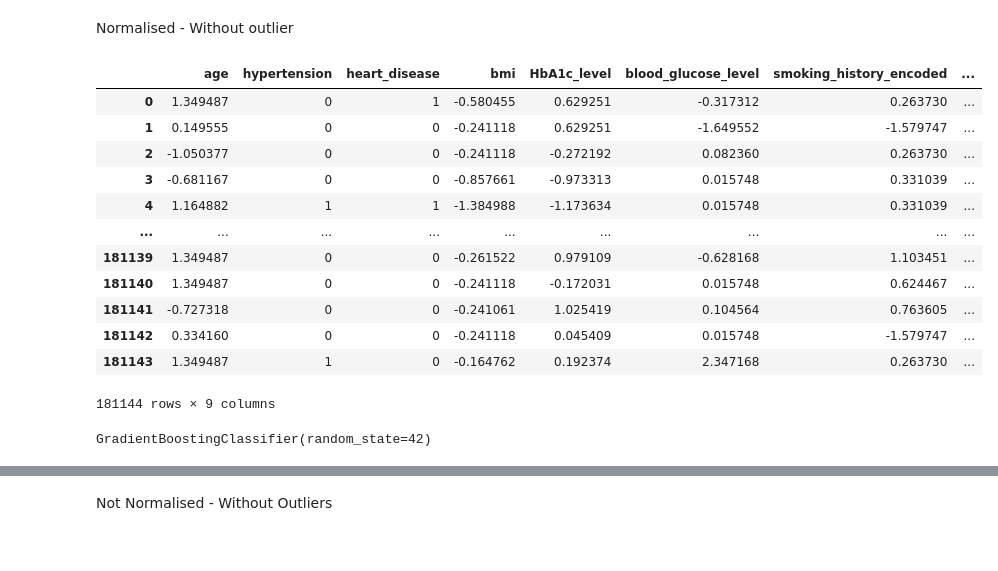
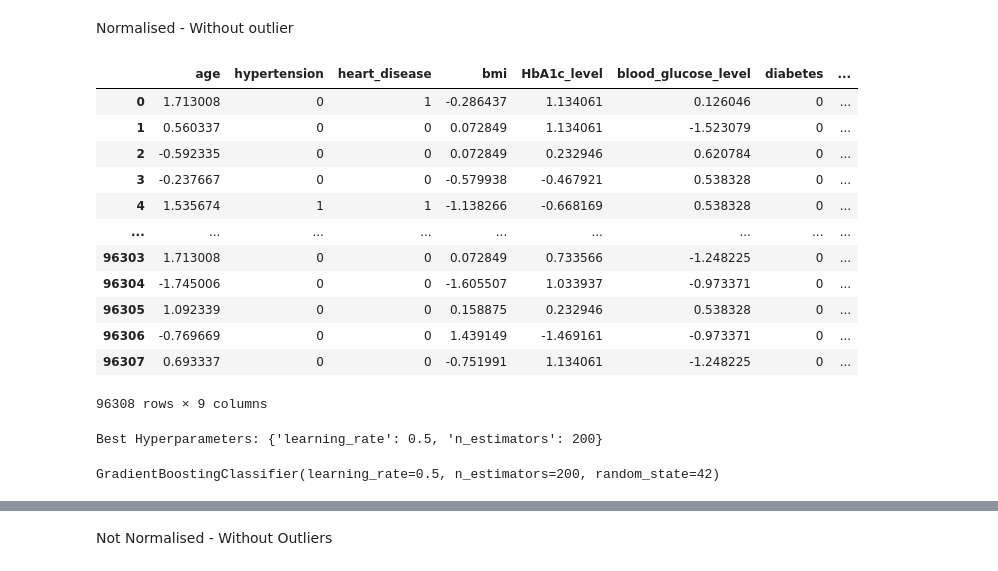
Before and after one commit to joycelovedorial/IS424-Data-Mining, a Jupyter notebook: Classification/Classification - Gradient Boosting (Using Best Hyperparameter).ipynb, the cells around one changed output, grey strips where cells are left out. Cells and saved outputs as stored; diff of their text form; code cells hidden in the pictures.

```diff
--- a/Classification/Classification - Gradient Boosting (Using Best Hyperparameter).ipynb
+++ b/Classification/Classification - Gradient Boosting (Using Best Hyperparameter).ipynb
@@ -12,21 +14,21 @@ from sklearn.metrics import accuracy_score, precision_score, recall_score, f1_sc
 Normalised - Without outlier
 # %%
 # We will be using the new_df_without_outliers_copy_smote_resampled.xlsx
-df_without_outlier = pd.read_excel('C:\wamp64\www\IS424-Data-Mining\Data_Set\\new_df_without_outliers_copy_smote_resampled.xlsx')
-df_without_outlier
+df_no_outlier = pd.read_csv('C:\wamp64\www\IS424-Data-Mining\Final_Data_Set\Original Dataset without Outliers Normalized.csv')
+df_no_outlier
 # %% [output]
-|  | age | hypertension | heart_disease | bmi | HbA1c_level | blood_glucose_level | smoking_history_encoded | ... |
-| 0 | 1.349487 | 0 | 1 | -0.580455 | 0.629251 | -0.317312 | 0.263730 | ... |
-| 1 | 0.149555 | 0 | 0 | -0.241118 | 0.629251 | -1.649552 | -1.579747 | ... |
-| 2 | -1.050377 | 0 | 0 | -0.241118 | -0.272192 | 0.082360 | 0.263730 | ... |
-| 3 | -0.681167 | 0 | 0 | -0.857661 | -0.973313 | 0.015748 | 0.331039 | ... |
-| 4 | 1.164882 | 1 | 1 | -1.384988 | -1.173634 | 0.015748 | 0.331039 | ... |
+|  | age | hypertension | heart_disease | bmi | HbA1c_level | blood_glucose_level | diabetes | ... |
+| 0 | 1.713008 | 0 | 1 | -0.286437 | 1.134061 | 0.126046 | 0 | ... |
+| 1 | 0.560337 | 0 | 0 | 0.072849 | 1.134061 | -1.523079 | 0 | ... |
+| 2 | -0.592335 | 0 | 0 | 0.072849 | 0.232946 | 0.620784 | 0 | ... |
+| 3 | -0.237667 | 0 | 0 | -0.579938 | -0.467921 | 0.538328 | 0 | ... |
+| 4 | 1.535674 | 1 | 1 | -1.138266 | -0.668169 | 0.538328 | 0 | ... |
 | ... | ... | ... | ... | ... | ... | ... | ... | ... |
-| 181139 | 1.349487 | 0 | 0 | -0.261522 | 0.979109 | -0.628168 | 1.103451 | ... |
-| 181140 | 1.349487 | 0 | 0 | -0.241118 | -0.172031 | 0.015748 | 0.624467 | ... |
-| 181141 | -0.727318 | 0 | 0 | -0.241061 | 1.025419 | 0.104564 | 0.763605 | ... |
-| 181142 | 0.334160 | 0 | 0 | -0.241118 | 0.045409 | 0.015748 | -1.579747 | ... |
-| 181143 | 1.349487 | 1 | 0 | -0.164762 | 0.192374 | 2.347168 | 0.263730 | ... |
+| 96303 | 1.713008 | 0 | 0 | 0.072849 | 0.733566 | -1.248225 | 0 | ... |
+| 96304 | -1.745006 | 0 | 0 | -1.605507 | 1.033937 | -0.973371 | 0 | ... |
+| 96305 | 1.092339 | 0 | 0 | 0.158875 | 0.232946 | 0.538328 | 0 | ... |
+| 96306 | -0.769669 | 0 | 0 | 1.439149 | -1.469161 | -0.973371 | 0 | ... |
+| 96307 | 0.693337 | 0 | 0 | -0.751991 | 1.134061 | -1.248225 | 0 | ... |
-181144 rows × 9 columns
+96308 rows × 9 columns
 # %%
 # Split the dataset into features and target variable
@@ -38,31 +50,27 @@ X_train, X_test, y_train, y_test = train_test_split(X, y, test_size=0.2, random_
 # %%
-# Define parameter grid
+# Define hyperparameters grid
 param_grid = {
-    'learning_rate': [0.01, 0.1, 0.3],
-    'n_estimators': [50, 100, 200],
-    'max_depth': [3, 5, 7],
-    'subsample': [0.5, 0.7, 1.0],
-    'max_features': ['auto', 'sqrt', 'log2'],
+    'n_estimators': [50, 100, 200],  # Number of weak learners
+    'learning_rate': [0.1, 0.5, 1.0]  # Learning rate of the boosting process
 }
 
-# Initialize GradientBoostingClassifier
-gbm = GradientBoostingClassifier(random_state=42)
-
 # Initialize GridSearchCV
-grid_search = GridSearchCV(estimator=gbm, param_grid=param_grid, cv=5, scoring='accuracy')
+grid_search = GridSearchCV(estimator=gbm, param_grid=param_grid, cv=5)
 
 # Perform grid search
-grid_search.fit(X, y)
+grid_search.fit(X_train_resampled, y_train_resampled)
 
 # Print best hyperparameters
 best_params = grid_search.best_params_
 print("Best Hyperparameters:", best_params)
+# %% [output]
+Best Hyperparameters: {'learning_rate': 0.5, 'n_estimators': 200}
 # %%
 # Train a Gradient Boosting classifier
 gb_classifier = GradientBoostingClassifier(**best_params, random_state=42)
-gb_classifier.fit(X_train, y_train)
+gb_classifier.fit(X_train_resampled, y_train_resampled)
 # %% [output]
-GradientBoostingClassifier(random_state=42)
+GradientBoostingClassifier(learning_rate=0.5, n_estimators=200, random_state=42)
 # %%
 # Evaluate the Gradient Boosting classifier
 y_pred_gb = gb_classifier.predict(X_test)
```
Also changed, not shown: parts of 25 cells of this notebook.
